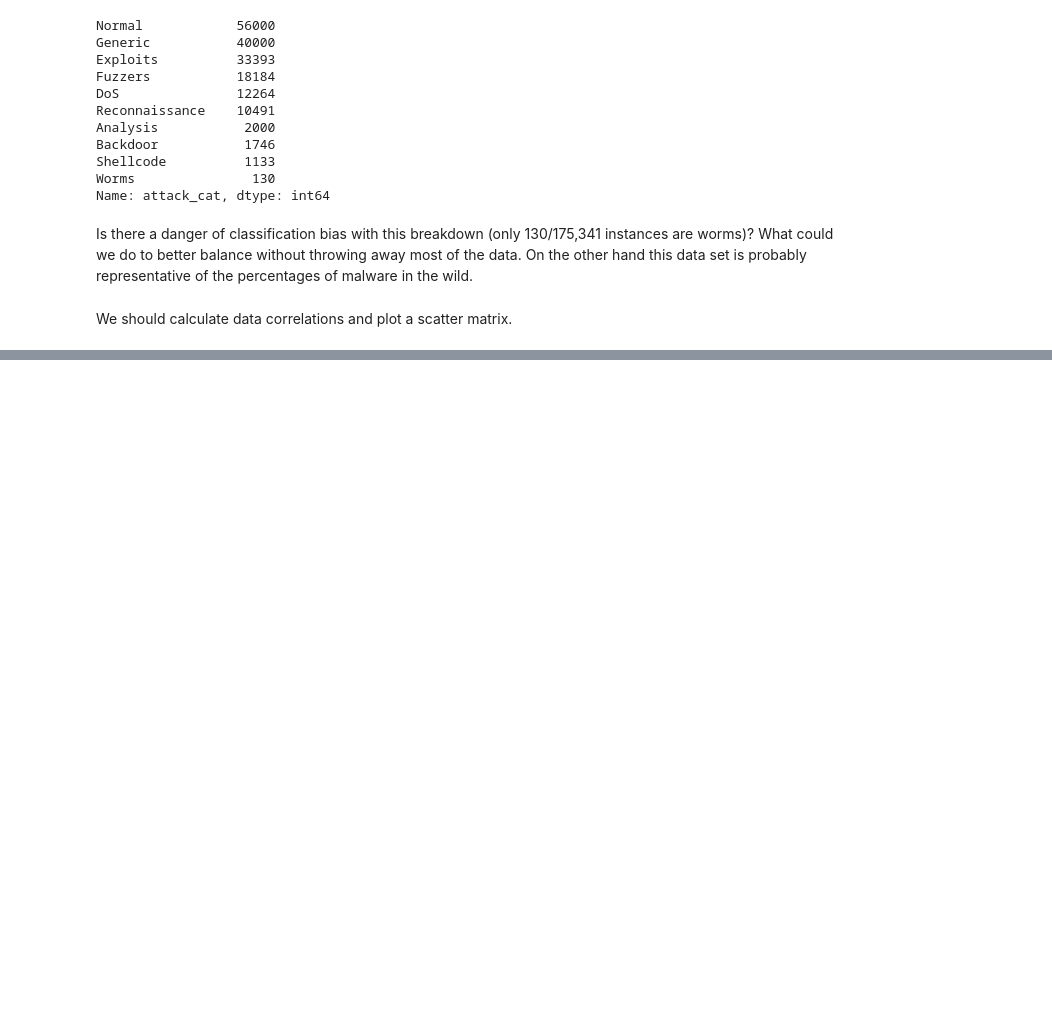
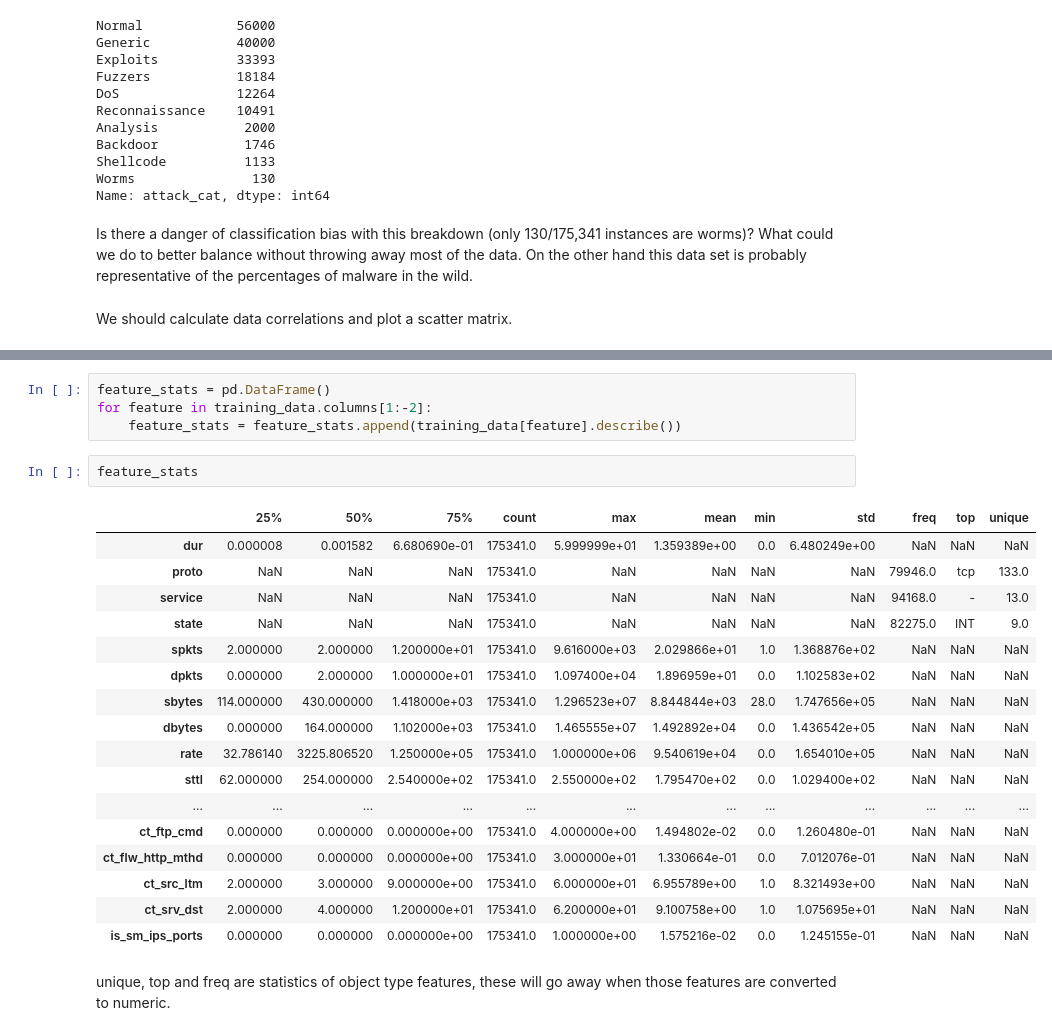
Before and after one commit to pvan1/DATA-606-Capstone, a Jupyter notebook: capstone-phase1.ipynb, the cells around one changed output, grey strips where cells are left out. Saved outputs shown, nothing was run; the diff lists cells and outputs as text; blank space fills up the shorter version.

```diff
--- a/capstone-phase1.ipynb
+++ b/capstone-phase1.ipynb
@@ -156,0 +204,26 @@ Name: dur, dtype: float64
+# %%
+feature_stats = pd.DataFrame()
+for feature in training_data.columns[1:-2]:
+    feature_stats = feature_stats.append(training_data[feature].describe())
+# %%
+feature_stats
+# %% [output]
+|  | 25% | 50% | 75% | count | max | mean | min | std | freq | top | unique |
+| dur | 0.000008 | 0.001582 | 6.680690e-01 | 175341.0 | 5.999999e+01 | 1.359389e+00 | 0.0 | 6.480249e+00 | NaN | NaN | NaN |
+| proto | NaN | NaN | NaN | 175341.0 | NaN | NaN | NaN | NaN | 79946.0 | tcp | 133.0 |
+| service | NaN | NaN | NaN | 175341.0 | NaN | NaN | NaN | NaN | 94168.0 | - | 13.0 |
+| state | NaN | NaN | NaN | 175341.0 | NaN | NaN | NaN | NaN | 82275.0 | INT | 9.0 |
+| spkts | 2.000000 | 2.000000 | 1.200000e+01 | 175341.0 | 9.616000e+03 | 2.029866e+01 | 1.0 | 1.368876e+02 | NaN | NaN | NaN |
+| dpkts | 0.000000 | 2.000000 | 1.000000e+01 | 175341.0 | 1.097400e+04 | 1.896959e+01 | 0.0 | 1.102583e+02 | NaN | NaN | NaN |
+| sbytes | 114.000000 | 430.000000 | 1.418000e+03 | 175341.0 | 1.296523e+07 | 8.844844e+03 | 28.0 | 1.747656e+05 | NaN | NaN | NaN |
+| dbytes | 0.000000 | 164.000000 | 1.102000e+03 | 175341.0 | 1.465555e+07 | 1.492892e+04 | 0.0 | 1.436542e+05 | NaN | NaN | NaN |
+| rate | 32.786140 | 3225.806520 | 1.250000e+05 | 175341.0 | 1.000000e+06 | 9.540619e+04 | 0.0 | 1.654010e+05 | NaN | NaN | NaN |
+| sttl | 62.000000 | 254.000000 | 2.540000e+02 | 175341.0 | 2.550000e+02 | 1.795470e+02 | 0.0 | 1.029400e+02 | NaN | NaN | NaN |
+| ... | ... | ... | ... | ... | ... | ... | ... | ... | ... | ... | ... |
+| ct_ftp_cmd | 0.000000 | 0.000000 | 0.000000e+00 | 175341.0 | 4.000000e+00 | 1.494802e-02 | 0.0 | 1.260480e-01 | NaN | NaN | NaN |
+| ct_flw_http_mthd | 0.000000 | 0.000000 | 0.000000e+00 | 175341.0 | 3.000000e+01 | 1.330664e-01 | 0.0 | 7.012076e-01 | NaN | NaN | NaN |
+| ct_src_ltm | 2.000000 | 3.000000 | 9.000000e+00 | 175341.0 | 6.000000e+01 | 6.955789e+00 | 1.0 | 8.321493e+00 | NaN | NaN | NaN |
+| ct_srv_dst | 2.000000 | 4.000000 | 1.200000e+01 | 175341.0 | 6.200000e+01 | 9.100758e+00 | 1.0 | 1.075695e+01 | NaN | NaN | NaN |
+| is_sm_ips_ports | 0.000000 | 0.000000 | 0.000000e+00 | 175341.0 | 1.000000e+00 | 1.575216e-02 | 0.0 | 1.245155e-01 | NaN | NaN | NaN |
+# %% [markdown]
+unique, top and freq are statistics of object type features, these will go away when those features are converted to numeric.
```
Also changed, not shown: parts of 25 cells of this notebook.
